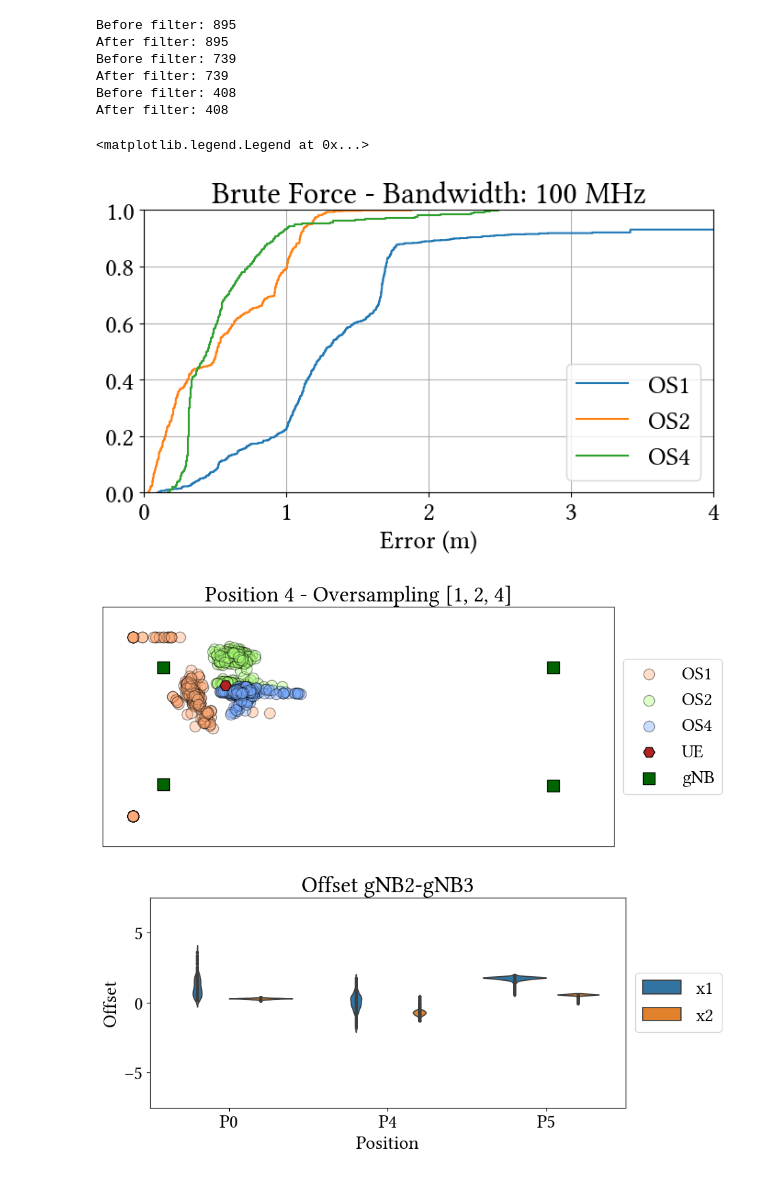
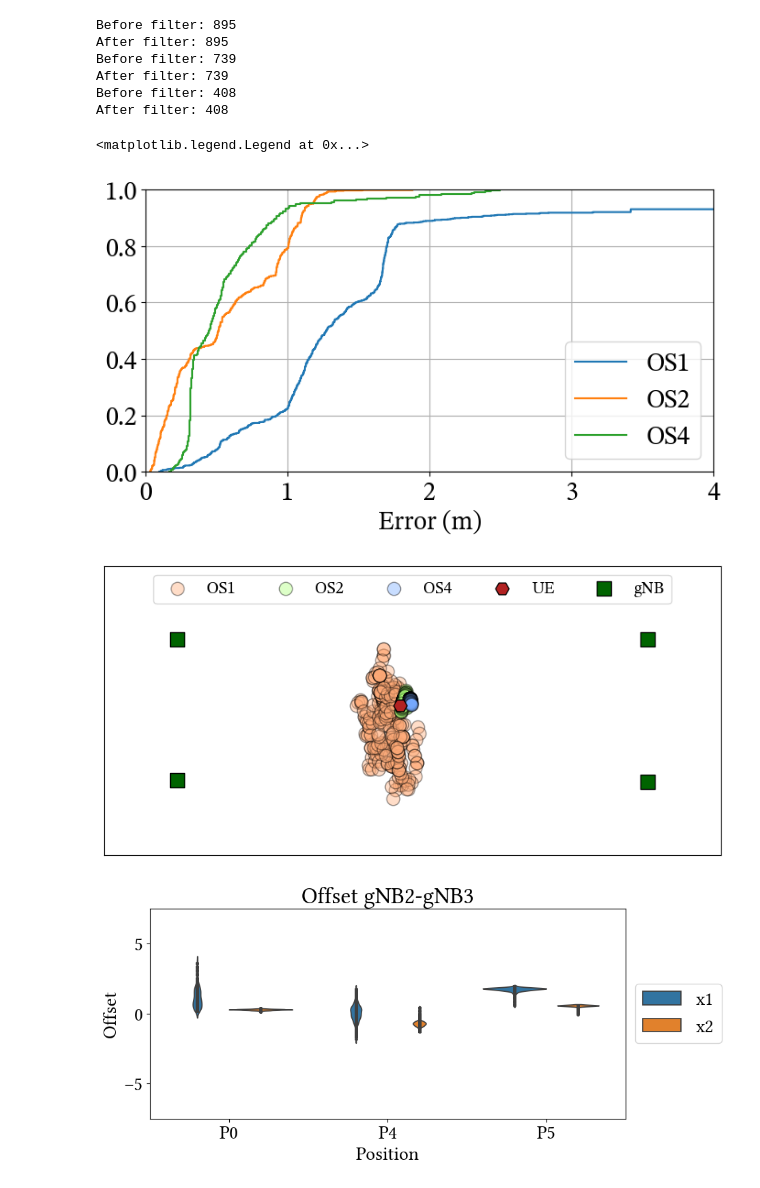
Before and after one commit to yagoliz/5glocalization, a Jupyter notebook: notebooks/ext-03-tdoa_5g_tdoa_plots_oversampling.ipynb, the cells around one changed output. Saved outputs shown, nothing was run; the diff lists cells and outputs as text; code cells hidden in the pictures.

Commit message:
change figure font to stix

```diff
--- a/notebooks/ext-03-tdoa_5g_tdoa_plots_oversampling.ipynb
+++ b/notebooks/ext-03-tdoa_5g_tdoa_plots_oversampling.ipynb
@@ -22,7 +22,7 @@ from pytdoa.helpers import moving_average  # noqa: E402
 %load_ext autoreload
 %autoreload 2
 # %%
-plt.rcParams["font.family"] = "Linux Libertine O"
+plt.rcParams["font.family"] = "Stix Two Text"
 plt.rcParams["font.size"] = 20
 # %%
 # Reading the mat files
@@ -452,21 +452,21 @@ After filter: 408
 # %%
 f, ax = plt.subplots(figsize=(8, 4))
 
 ax.ecdf(eenli_d[1])
 ax.ecdf(eenli_d[2])
 ax.ecdf(eenli_d[4])
 
 ax.set_xlim([0,4])
 ax.grid()
 
-ax.set_title(f'Brute Force - Bandwidth: {frequency_mhz} MHz')
+# ax.set_title(f'Brute Force - Bandwidth: {frequency_mhz} MHz')
 ax.set_xlabel('Error (m)')
 ax.legend(['OS1', 'OS2', 'OS4'])
 # %% [output]
 <matplotlib.legend.Legend at 0x...>
-[figure, old version]
+[figure, new version]
 # %%
-pos, ovsm = 4,[1,2,4]
+pos, ovsm = 0,[1,2,4]
 fig, ax = plt.subplots(figsize=(10, 5))
 
 col = {1: '#ffaa77', 2: '#aaff77', 4: '#77aaff'}
@@ -490,13 +490,14 @@ ax.legend(loc="center left", bbox_to_anchor=(1, 0.5))
 ax.set_xlim([np.min(gNBs[:,0])-2.0, np.max(gNBs[:,0])+2.0])
 ax.set_ylim([np.min(gNBs[:,1])-2.0, np.max(gNBs[:,1])+2.0])
 
-# ax.legend(('Results', 'UE', 'gNBs'), loc="center left", bbox_to_anchor=(1, 0.5))
-ax.set_title(f'Position {pos} - Oversampling {ovsm}')
+ax.legend(loc="upper center", ncol=5, fontsize=15)
+# ax.set_title(f'Position {pos} - Oversampling {ovsm}')
 
 plt.gca().set_aspect('equal')
+plt.savefig(f'../pics/comnets/results_position{pos}.pdf', format='pdf', bbox_inches='tight')
 plt.show()
 # %% [output]
-[figure, old version]
+[figure, new version]
 # %%
 difference = 5
 offsets = pd.DataFrame(columns=['Position','Offset','OS'])
```
Also changed, not shown: 3 other files.
